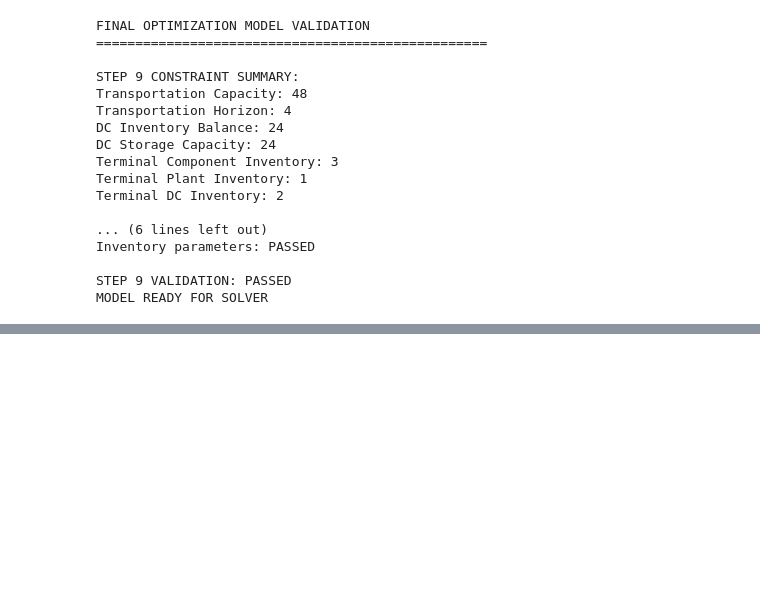
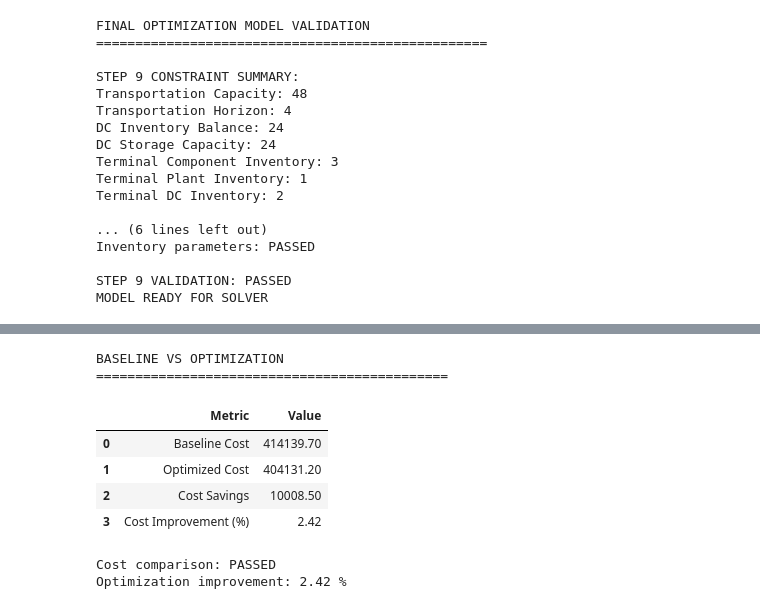
Before and after one commit to sidkulkarn1/hardware-supply-network-optimizer, a Jupyter notebook: notebooks/04_optimization_model.ipynb, the cells around one changed output, grey strips where cells are left out. Drawn from its saved outputs; the diff is of its cells as text; code cells hidden in the pictures; blank space fills up the shorter version.

```diff
--- a/notebooks/04_optimization_model.ipynb
+++ b/notebooks/04_optimization_model.ipynb
@@ -1659,0 +1770,55 @@ MODEL READY FOR SOLVER
+# %%
+# STEP 10C: Compare optimized and baseline costs
+
+# Baseline cost loaded in Step 2
+baseline_cost = float(baseline_total_cost)
+optimized_cost = float(optimized_total_cost)
+
+# Calculate savings
+cost_savings = baseline_cost - optimized_cost
+
+savings_pct = (
+    cost_savings / baseline_cost * 100
+)
+
+comparison = pd.DataFrame({
+    "Metric": [
+        "Baseline Cost",
+        "Optimized Cost",
+        "Cost Savings",
+        "Cost Improvement (%)"
+    ],
+    "Value": [
+        baseline_cost,
+        optimized_cost,
+        cost_savings,
+        savings_pct
+    ]
+})
+
+print("BASELINE VS OPTIMIZATION")
+print("=" * 45)
+
+display(comparison.round(2))
+
+# The optimizer should not cost more than a
+# feasible baseline under identical constraints
+# and accounting conventions.
+assert optimized_cost <= baseline_cost + 0.01, (
+    "Optimized cost exceeds baseline. "
+    "Review model comparability and constraints."
+)
+
+print("\nCost comparison: PASSED")
+print("Optimization improvement:",
+      round(savings_pct, 2), "%")
+# %% [output]
+BASELINE VS OPTIMIZATION
+=============================================
+|  | Metric | Value |
+| 0 | Baseline Cost | 414139.70 |
+| 1 | Optimized Cost | 404131.20 |
+| 2 | Cost Savings | 10008.50 |
+| 3 | Cost Improvement (%) | 2.42 |
+Cost comparison: PASSED
+Optimization improvement: 2.42 %
```
Also changed, not shown: parts of 5 cells of this notebook, 1 other file.
